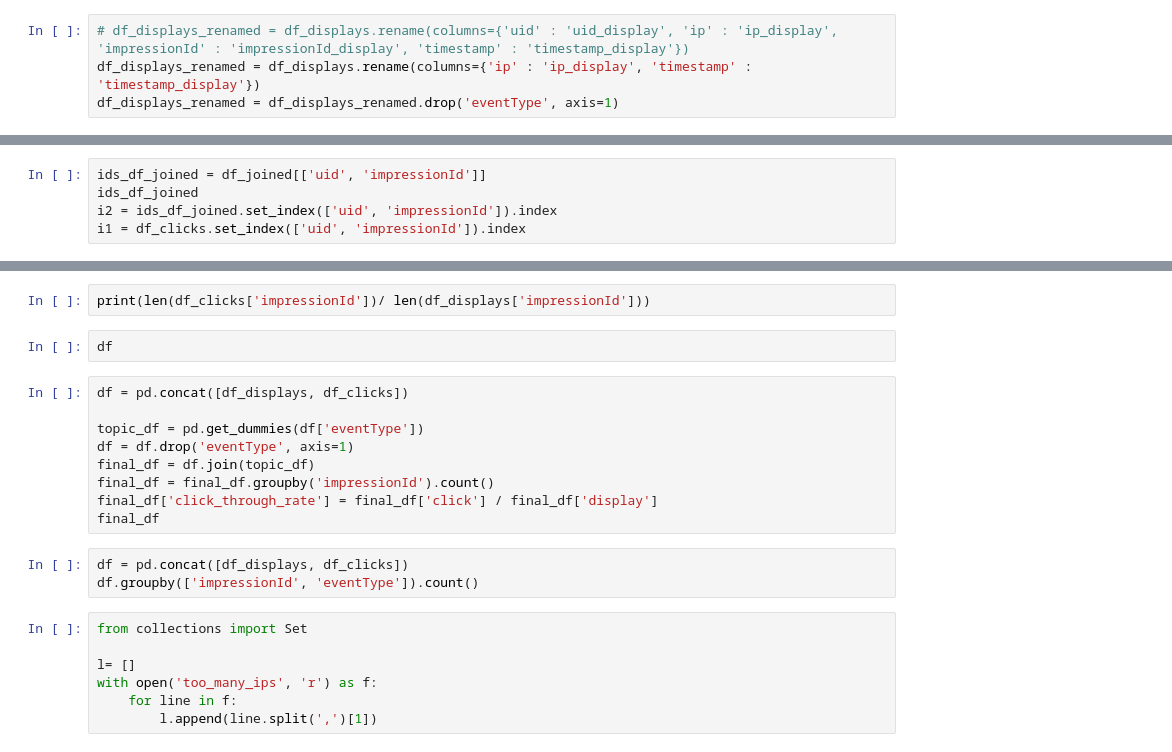
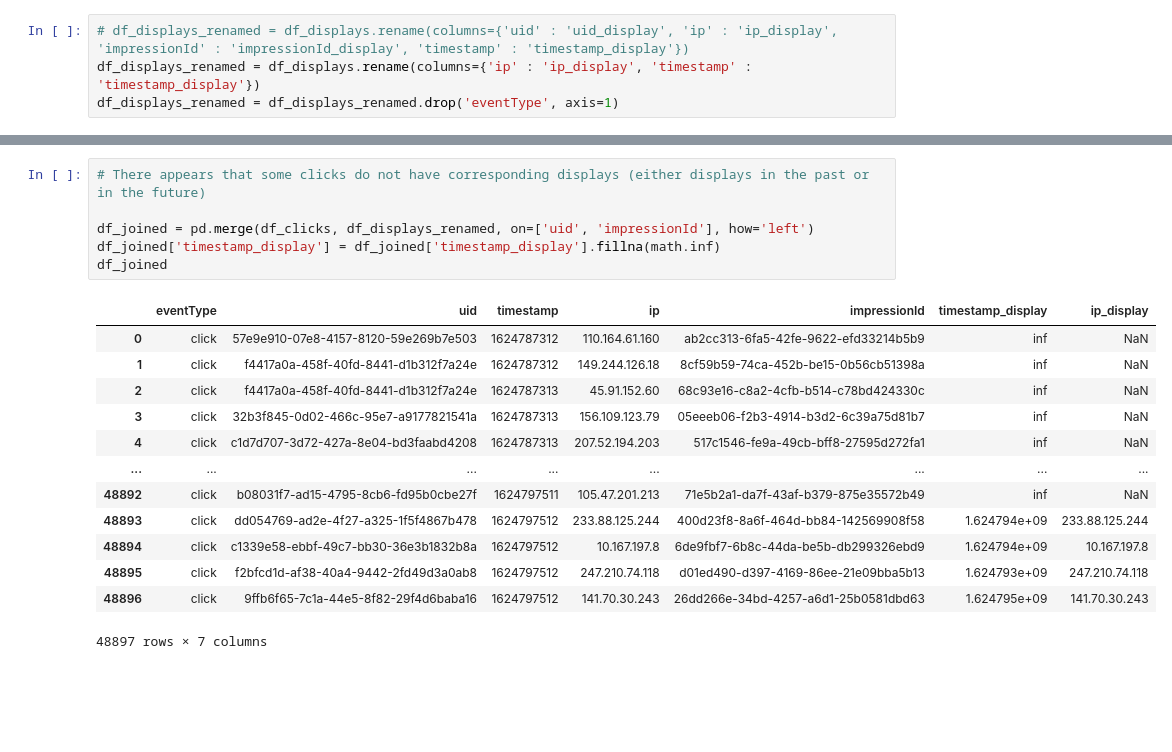
Before and after one commit to IsraMekki/ClickFraudDetection, a Jupyter notebook: offline_analysis.ipynb, the cells around one changed output, grey strips where cells are left out. Cells and saved outputs as stored; diff of their text form; blank space fills up the shorter version.

```diff
--- a/offline_analysis.ipynb
+++ b/offline_analysis.ipynb
@@ -206,5 +208,0 @@ df_joined
-# %%
-ids_df_joined = df_joined[['uid', 'impressionId']]
-ids_df_joined
-i2 = ids_df_joined.set_index(['uid', 'impressionId']).index
-i1 = df_clicks.set_index(['uid', 'impressionId']).index
@@ -230,23 +209,20 @@ a[a['eventType'] > 3]
-# %%
-print(len(df_clicks['impressionId'])/ len(df_displays['impressionId']))
-# %%
-df
-# %%
-df = pd.concat([df_displays, df_clicks])
-
-topic_df = pd.get_dummies(df['eventType'])
-df = df.drop('eventType', axis=1)
-final_df = df.join(topic_df)
-final_df = final_df.groupby('impressionId').count()
-final_df['click_through_rate'] = final_df['click'] / final_df['display']
-final_df
-# %%
-df = pd.concat([df_displays, df_clicks])
-df.groupby(['impressionId', 'eventType']).count()
-# %%
-from collections import Set
-
-l= []
-with open('too_many_ips', 'r') as f:
-    for line in f:
-        l.append(line.split(',')[1])
+# %%
+# There appears that some clicks do not have corresponding displays (either displays in the past or in the future)
+
+df_joined = pd.merge(df_clicks, df_displays_renamed, on=['uid', 'impressionId'], how='left')
+df_joined['timestamp_display'] = df_joined['timestamp_display'].fillna(math.inf)
+df_joined
+# %% [output]
+|  | eventType | uid | timestamp | ip | impressionId | timestamp_display | ip_display |
+| 0 | click | 57e9e910-07e8-4157-8120-59e269b7e503 | 1624787312 | 110.164.61.160 | ab2cc313-6fa5-42fe-9622-efd33214b5b9 | inf | NaN |
+| 1 | click | f4417a0a-458f-40fd-8441-d1b312f7a24e | 1624787312 | 149.244.126.18 | 8cf59b59-74ca-452b-be15-0b56cb51398a | inf | NaN |
+| 2 | click | f4417a0a-458f-40fd-8441-d1b312f7a24e | 1624787313 | 45.91.152.60 | 68c93e16-c8a2-4cfb-b514-c78bd424330c | inf | NaN |
+| 3 | click | 32b3f845-0d02-466c-95e7-a9177821541a | 1624787313 | 156.109.123.79 | 05eeeb06-f2b3-4914-b3d2-6c39a75d81b7 | inf | NaN |
+| 4 | click | c1d7d707-3d72-427a-8e04-bd3faabd4208 | 1624787313 | 207.52.194.203 | 517c1546-fe9a-49cb-bff8-27595d272fa1 | inf | NaN |
+| ... | ... | ... | ... | ... | ... | ... | ... |
+| 48892 | click | b08031f7-ad15-4795-8cb6-fd95b0cbe27f | 1624797511 | 105.47.201.213 | 71e5b2a1-da7f-43af-b379-875e35572b49 | inf | NaN |
+| 48893 | click | dd054769-ad2e-4f27-a325-1f5f4867b478 | 1624797512 | 233.88.125.244 | 400d23f8-8a6f-464d-bb84-142569908f58 | 1.624794e+09 | 233.88.125.244 |
+| 48894 | click | c1339e58-ebbf-49c7-bb30-36e3b1832b8a | 1624797512 | 10.167.197.8 | 6de9fbf7-6b8c-44da-be5b-db299326ebd9 | 1.624794e+09 | 10.167.197.8 |
+| 48895 | click | f2bfcd1d-af38-40a4-9442-2fd49d3a0ab8 | 1624797512 | 247.210.74.118 | d01ed490-d397-4169-86ee-21e09bba5b13 | 1.624793e+09 | 247.210.74.118 |
+| 48896 | click | 9ffb6f65-7c1a-44e5-8f82-29f4d6baba16 | 1624797512 | 141.70.30.243 | 26dd266e-34bd-4257-a6d1-25b0581dbd63 | 1.624795e+09 | 141.70.30.243 |
+48897 rows × 7 columns
```
Also changed, not shown: parts of 12 cells of this notebook.
